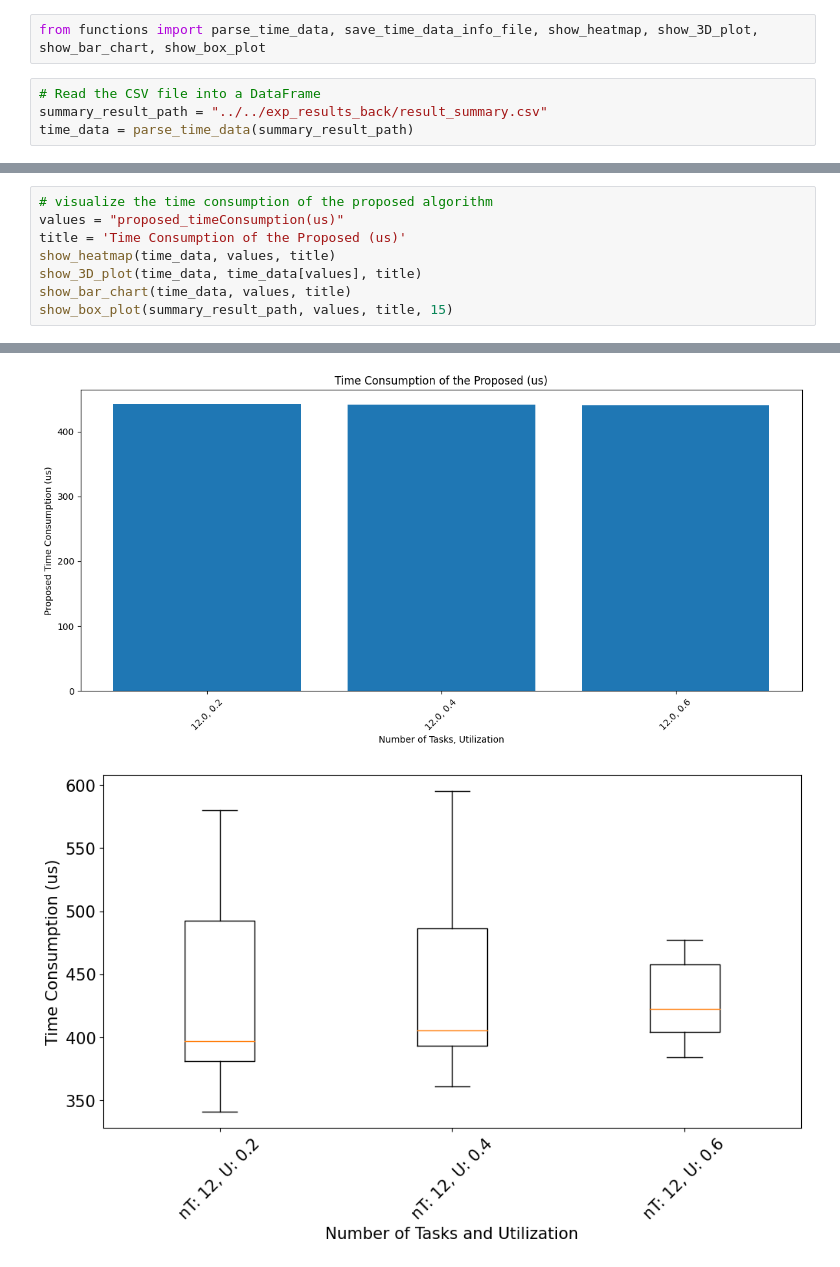
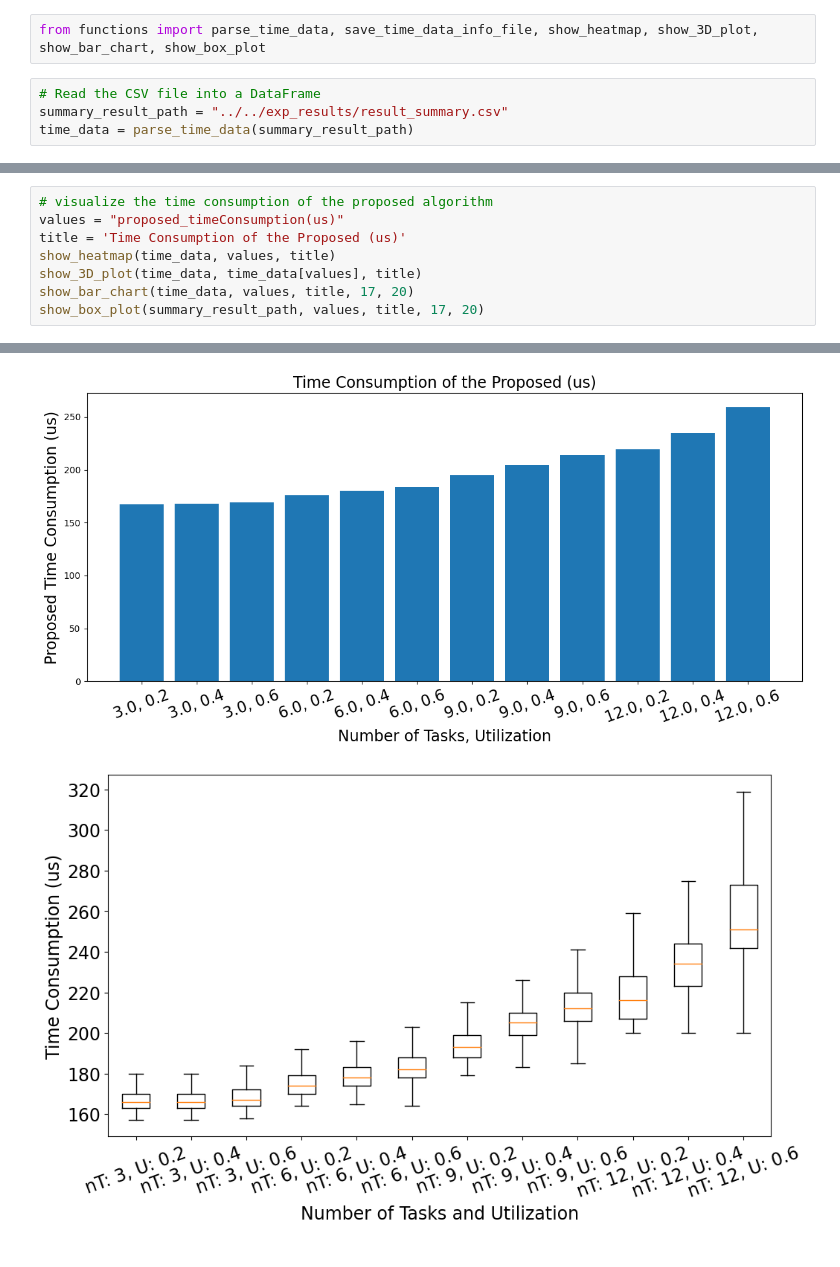
Before and after one commit to YoonKyonghwan/CFS_WCRT_Analysis, a Jupyter notebook: script/analysis/time_complexity.ipynb, the cells around one changed output, grey strips where cells are left out. Drawn from its saved outputs; the diff is of its cells as text.

```diff
--- a/script/analysis/time_complexity.ipynb
+++ b/script/analysis/time_complexity.ipynb
@@ -2,6 +2,6 @@
 from functions import parse_time_data, save_time_data_info_file, show_heatmap, show_3D_plot, show_bar_chart, show_box_plot
 # %%
 # Read the CSV file into a DataFrame
-summary_result_path = "../../exp_results_back/result_summary.csv"
+summary_result_path = "../../exp_results/result_summary.csv"
 time_data = parse_time_data(summary_result_path)
 # %%
@@ -28,6 +13,6 @@ values = "proposed_timeConsumption(us)"
 title = 'Time Consumption of the Proposed (us)'
 show_heatmap(time_data, values, title)
 show_3D_plot(time_data, time_data[values], title)
-show_bar_chart(time_data, values, title)
-show_box_plot(summary_result_path, values, title, 15)
+show_bar_chart(time_data, values, title, 17, 20)
+show_box_plot(summary_result_path, values, title, 17, 20)
 # %% [output]
@@ -36,3 +21,3 @@ show_box_plot(summary_result_path, values, title, 15)
-[figure, old version]
+[figure, new version]
-[figure, old version]
+[figure, new version]
 # %%
```
Also changed, not shown: parts of 6 cells of this notebook, 14 other files.
